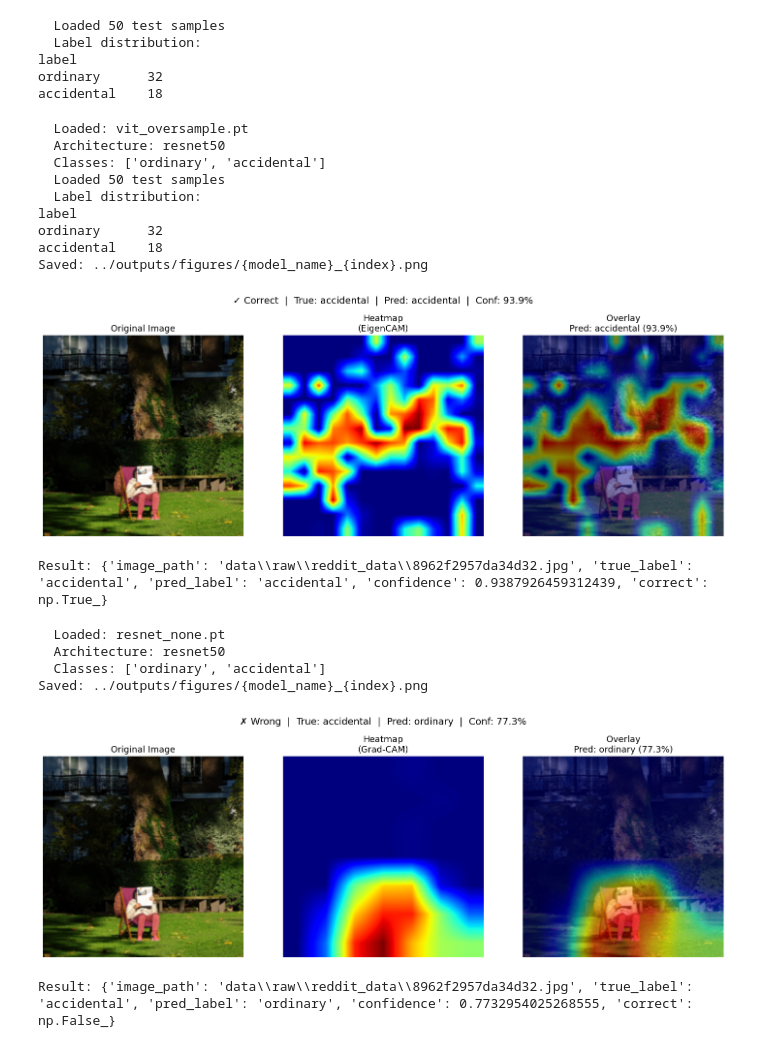
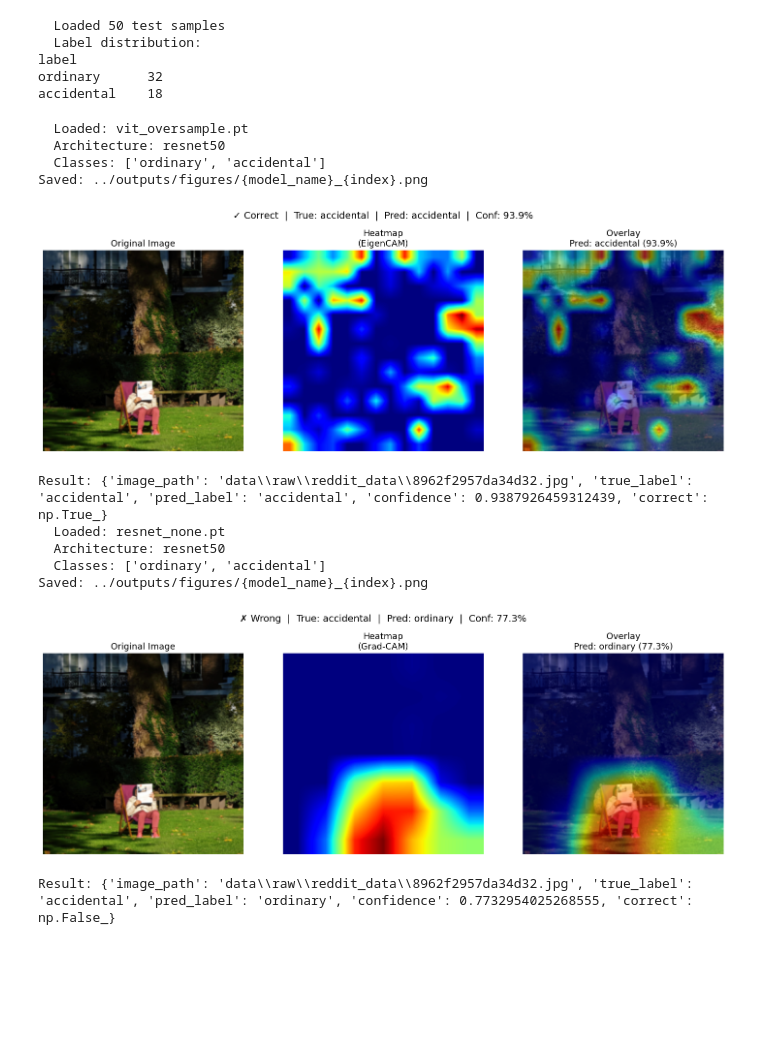
Before and after one commit to ZubikLena/accidental-renaissance-thesis, a Jupyter notebook: notebooks/Explainability Analysis.ipynb, the cells around one changed output. Cells and saved outputs as stored; diff of their text form; code cells hidden in the pictures; blank space fills up the shorter version.

```diff
--- a/notebooks/Explainability Analysis.ipynb
+++ b/notebooks/Explainability Analysis.ipynb
@@ -89,7 +91,8 @@ def get_cam(model, model_name):
     elif isinstance(model, VisionTransformer):
         target_layers = [model.encoder.layers[-1].ln_1]
 
-        cam = EigenCAM(
+        # cam = EigenCAM(
+        cam = GradCAM(
             model=model,
             target_layers=target_layers,
             reshape_transform=vit_reshape_transform
@@ -202,45 +205,40 @@ label
 ordinary      32
 accidental    18
 # %%
+
 model, model_name, config, label_names = load_model("../outputs/models/vit_oversample.pt")
 
 result = generate_explanation(
     model=model,
     model_name=model_name,
     df=test_df,
     index=45,
-    save_path=f"../outputs/figures/{{model_name}}_{{index}}.png"
+    save_path=f"../outputs/figures/{model_name}.png"
 )
 
 print(f"\nResult: {result}")
+
+model, model_name, config, label_names = load_model("../outputs/models/resnet_none.pt")
+
+result = generate_explanation(
+    model=model,
+    model_name=model_name,
+    df=test_df,
+    index=45,
+    save_path=f"../outputs/figures/{model_name}.png"
+)
+
+print(f"\nResult: {result}")
 # %% [output]
   Loaded: vit_oversample.pt
   Architecture: resnet50
   Classes: ['ordinary', 'accidental']
-  Loaded 50 test samples
-  Label distribution:
-label
-ordinary      32
-accidental    18
 Saved: ../outputs/figures/{model_name}_{index}.png
-[figure, old version]
+[figure, new version]
 Result: {'image_path': 'data\\raw\\reddit_data\\8962f2957da34d32.jpg', 'true_label': 'accidental', 'pred_label': 'accidental', 'confidence': 0.9387926459312439, 'correct': np.True_}
+  Loaded: resnet_none.pt
+  Architecture: resnet50
+  Classes: ['ordinary', 'accidental']
+Saved: ../outputs/figures/{model_name}_{index}.png
+[figure, added]
+Result: {'image_path': 'data\\raw\\reddit_data\\8962f2957da34d32.jpg', 'true_label': 'accidental', 'pred_label': 'ordinary', 'confidence': 0.7732954025268555, 'correct': np.False_}
-# %%
-model, model_name, config, label_names = load_model("../outputs/models/resnet_none.pt")
-
-result = generate_explanation(
-    model=model,
-    model_name=model_name,
-    df=test_df,
-    index=45,
-    save_path=f"../outputs/figures/{{model_name}}_{{index}}.png"
-)
-
-print(f"\nResult: {result}")
-# %% [output]
-  Loaded: resnet_none.pt
-  Architecture: resnet50
-  Classes: ['ordinary', 'accidental']
-Saved: ../outputs/figures/{model_name}_{index}.png
-[figure, removed]
-Result: {'image_path': 'data\\raw\\reddit_data\\8962f2957da34d32.jpg', 'true_label': 'accidental', 'pred_label': 'ordinary', 'confidence': 0.7732954025268555, 'correct': np.False_}
```
Also changed, not shown: parts of 2 cells of this notebook.
